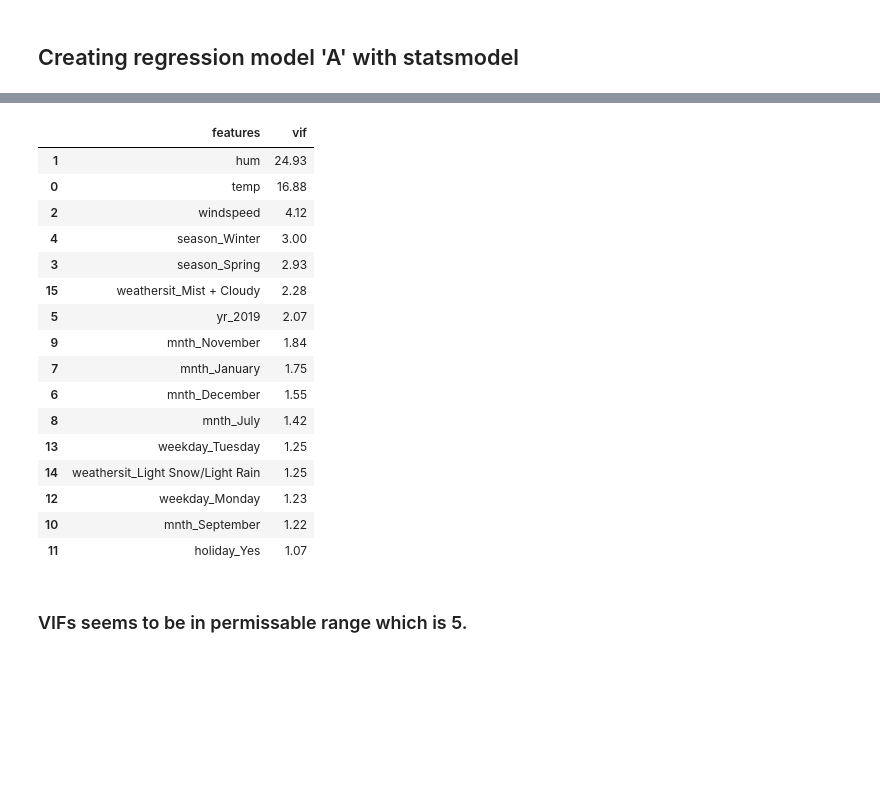
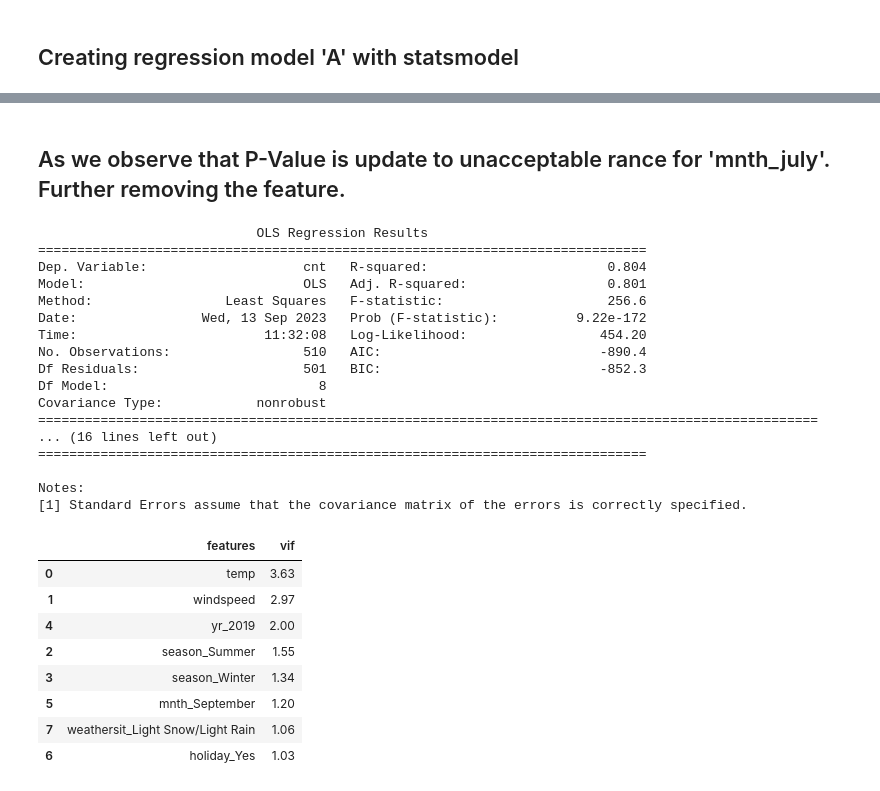
Before and after one commit to Manishk018/upgrad-workspace, a Jupyter notebook: bike sharing/assignment.ipynb, the cells around one changed output, grey strips where cells are left out. Cells and saved outputs as stored; diff of their text form; code cells hidden in the pictures; blank space fills up the shorter version.

Commit message:
linear regression and assignment files

```diff
--- a/bike sharing/assignment.ipynb
+++ b/bike sharing/assignment.ipynb
@@ -368,7 +363,7 @@ X_train.describe()
 lr=LinearRegression()
 lr.fit(X_train,y_train)
 
-rfe=RFE(lr,n_features_to_select=20)
+rfe=RFE(lr,n_features_to_select=10)
 rfe=rfe.fit(X_train,y_train)
 # %%
 # rfe_col has the RFE selected columns
@@ -454,0 +475,12 @@ X_train_refined
+# %%
+
+
+vif=pd.DataFrame()
+X_train_rfe.drop('hum',axis=1, inplace=True)
+X=X_train_rfe
+vif['features'] = X.columns
+vif['vif'] = [variance_inflation_factor(X.values,i) for i in range(X.shape[1])]
+vif['vif'] = round(vif['vif'],2)
+
+vif=vif.sort_values(by='vif',ascending=False)
+vif
@@ -507,29 +526,49 @@ Steps to follow:
+# %% [markdown]
+## As we observe that P-Value is update to unacceptable rance for 'mnth_july'. Further removing the feature.
+# %%
+X_train_rfe.drop('mnth_July', axis=1, inplace=True)
+# %%
+X_train_sm = sm.add_constant(X_train_rfe)
+
+# init model
+model = sm.OLS(y_train,X_train_sm).fit()
+
+print(model.summary())
+# %% [output]
+                            OLS Regression Results
+==============================================================================
+Dep. Variable:                    cnt   R-squared:                       0.804
+Model:                            OLS   Adj. R-squared:                  0.801
+Method:                 Least Squares   F-statistic:                     256.6
+Date:                Wed, 13 Sep 2023   Prob (F-statistic):          9.22e-172
+Time:                        11:32:08   Log-Likelihood:                 454.20
+No. Observations:                 510   AIC:                            -890.4
+Df Residuals:                     501   BIC:                            -852.3
+Df Model:                           8
+Covariance Type:            nonrobust
+====================================================================================================
+... (16 lines left out)
+==============================================================================
+
+Notes:
+[1] Standard Errors assume that the covariance matrix of the errors is correctly specified.
 # %%
+# Also checking the VIF after the feature deletion again.
 vif=pd.DataFrame()
-X=X_train_refined
+X=X_train_rfe
 vif['features'] = X.columns
 vif['vif'] = [variance_inflation_factor(X.values,i) for i in range(X.shape[1])]
 vif['vif'] = round(vif['vif'],2)
 
 vif=vif.sort_values(by='vif',ascending=False)
 vif
 # %% [output]
 |  | features | vif |
-| 1 | hum | 24.93 |
-| 0 | temp | 16.88 |
-| 2 | windspeed | 4.12 |
-| 4 | season_Winter | 3.00 |
-| 3 | season_Spring | 2.93 |
-| 15 | weathersit_Mist + Cloudy | 2.28 |
-| 5 | yr_2019 | 2.07 |
-| 9 | mnth_November | 1.84 |
-| 7 | mnth_January | 1.75 |
-| 6 | mnth_December | 1.55 |
-| 8 | mnth_July | 1.42 |
-| 13 | weekday_Tuesday | 1.25 |
-| 14 | weathersit_Light Snow/Light Rain | 1.25 |
-| 12 | weekday_Monday | 1.23 |
-| 10 | mnth_September | 1.22 |
-| 11 | holiday_Yes | 1.07 |
+| 0 | temp | 3.63 |
+| 1 | windspeed | 2.97 |
+| 4 | yr_2019 | 2.00 |
+| 2 | season_Summer | 1.55 |
+| 3 | season_Winter | 1.34 |
+| 5 | mnth_September | 1.20 |
+| 7 | weathersit_Light Snow/Light Rain | 1.06 |
+| 6 | holiday_Yes | 1.03 |
-# %% [markdown]
-### VIFs seems to be in permissable range which is 5.
```
Also changed, not shown: parts of 26 cells of this notebook.
